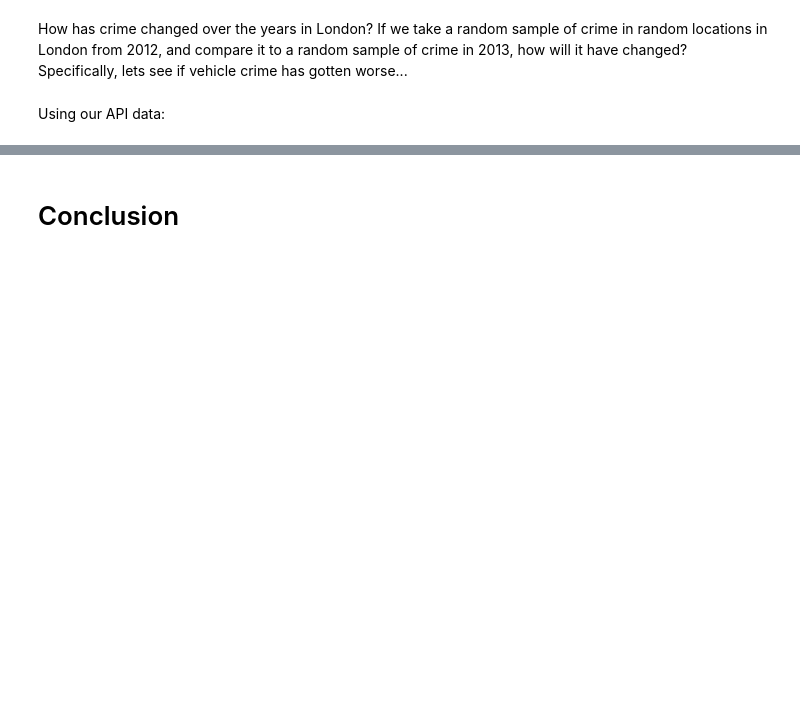
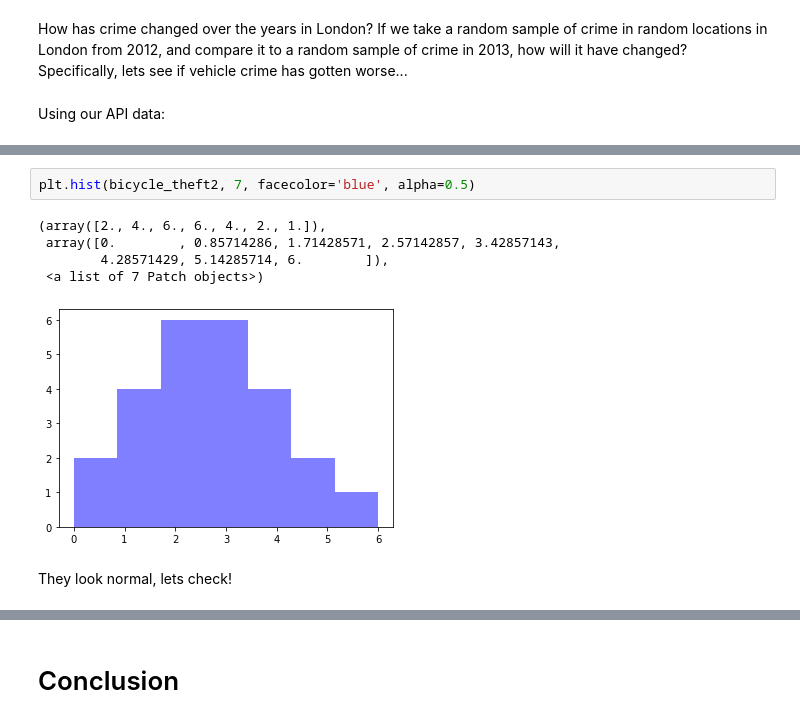
Before and after one commit to thomasribaroff/Mod3Project, a Jupyter notebook: Master Notebook.ipynb, the cells around one changed output, grey strips where cells are left out. Cells and saved outputs as stored; diff of their text form; blank space fills up the shorter version.

```diff
--- a/Master Notebook.ipynb
+++ b/Master Notebook.ipynb
@@ -324,0 +388,10 @@ Using our API data:
+# %%
+plt.hist(bicycle_theft2, 7, facecolor='blue', alpha=0.5)
+# %% [output]
+(array([2., 4., 6., 6., 4., 2., 1.]),
+ array([0.        , 0.85714286, 1.71428571, 2.57142857, 3.42857143,
+        4.28571429, 5.14285714, 6.        ]),
+ <a list of 7 Patch objects>)
+[figure, added]
+# %% [markdown]
+They look normal, lets check!
```
Also changed, not shown: parts of 10 cells of this notebook, 2 other files.
